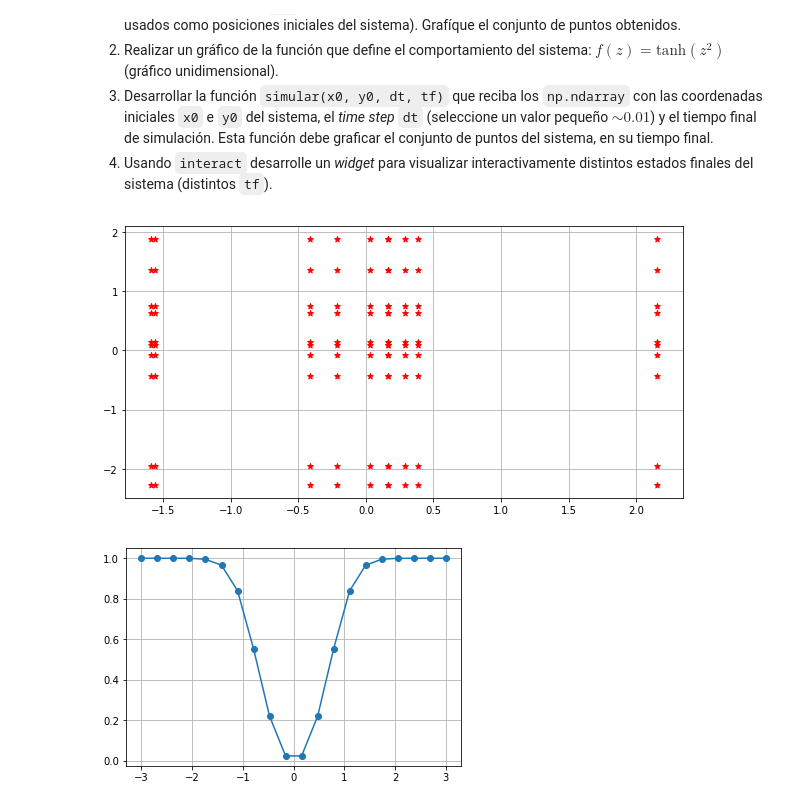
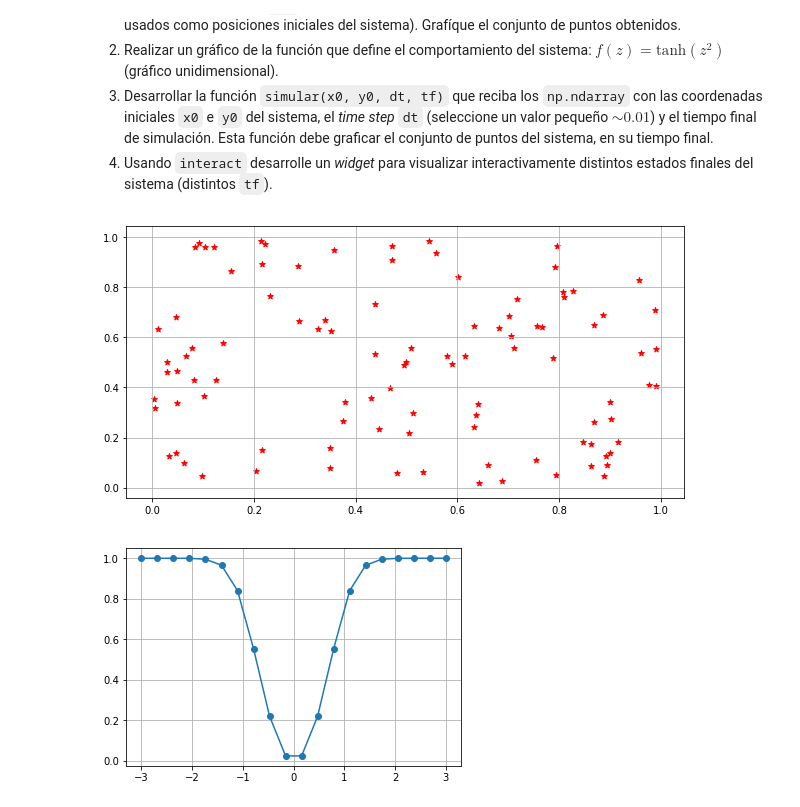
Before and after one commit to fchacon20/SciProg, a Jupyter notebook: 07/07_activity.ipynb, the cells around one changed output. Saved outputs shown, nothing was run; the diff lists cells and outputs as text; code cells hidden in the pictures.

```diff
--- a/07/07_activity.ipynb
+++ b/07/07_activity.ipynb
@@ -40,17 +42,15 @@ __Se solicita que realice lo siguiente__:
 3. Desarrollar la función `simular(x0, y0, dt, tf)` que reciba los `np.ndarray` con las coordenadas iniciales `x0` e `y0` del sistema, el _time step_ `dt` (seleccione un valor pequeño $\sim 0.01$) y el tiempo final de simulación. Esta función debe graficar el conjunto de puntos del sistema, en su tiempo final.
 4. Usando `interact` desarrolle un _widget_ para visualizar interactivamente distintos estados finales del sistema (distintos `tf`).
 # %%
-x = np.random.randn(10)
-y = np.random.randn(10)
-
-X,Y = np.meshgrid(x,y)
+x = np.random.random(100)
+y = np.random.random(100)
 # %%
 plt.figure(figsize=(10,5))
-plt.scatter(X,Y, marker='*', color='red')
+plt.scatter(x,y, marker='*', color='red')
 plt.grid()
 plt.show()
 # %% [output]
-[figure, old version]
+[figure, new version]
 # %%
 def f(z):
     return np.tanh(z**2)
```
Also changed, not shown: parts of 4 cells of this notebook.
